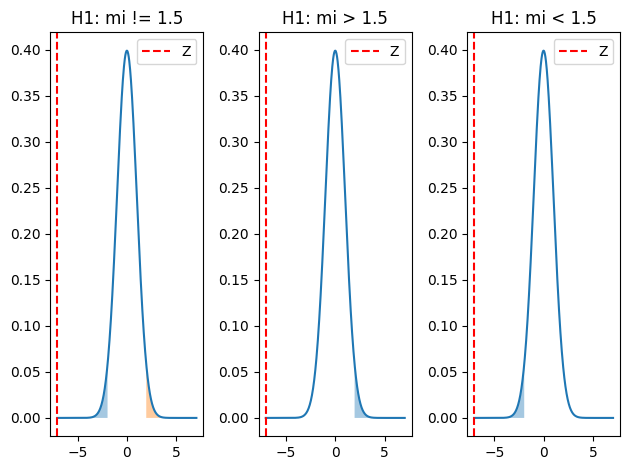
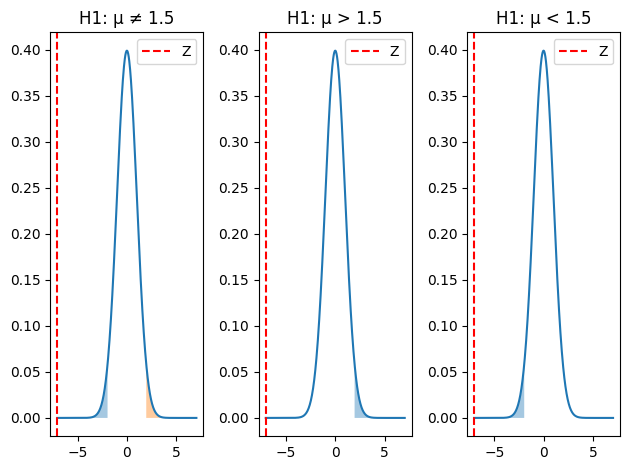
The change to this notebook cell's code, shown as a diff; its figure went from the first image to the second:
--- before
+++ after
@@ -3,5 +3,5 @@
 from scipy.stats import norm
 
-def tesowanie_h0(alpha,sigma,mu0):
+def tesowanie_h0_srednia(alpha,sigma,mu0):
     with open('dane1.txt', 'r', encoding='utf-8') as plik:
         dane = [float(linia) for linia in plik]
@@ -17,5 +17,5 @@
     z_kryt1 = norm.ppf(1 - alpha / 2)
     p_value1 = 2 * (1 - norm.cdf(abs(Z)))
-    print("H1: mi != 1.5")
+    print("H1: μ ≠ 1.5")
     print("Wartość krytyczna:", z_kryt1)
     print("p-value =", p_value1)
@@ -32,5 +32,5 @@
     p_value2 = 1 - norm.cdf(Z)
 
-    print("H1: mi > 1.5")
+    print("H1: μ > 1.5")
     print("Wartość krytyczna:", z_kryt2)
     print("p-value =", p_value2)
@@ -47,5 +47,5 @@
     p_value3 = norm.cdf(Z)
 
-    print("H1: mi < 1.5")
+    print("H1: μ < 1.5")
     print("Wartość krytyczna:", z_kryt3)
     print("p-value =", p_value3)
@@ -55,6 +55,9 @@
     else:
         print("Brak podstaw do odrzucenia H0")
-
-    x = np.linspace(Z, -Z, 500)
+    x=np.zeros
+    if abs(Z)>=4:
+        x = np.linspace(Z, -Z, 500)
+    else:
+        x = np.linspace(4, -4, 500)
     y = norm.pdf(x)
 
@@ -64,5 +67,5 @@
     plt.fill_between(x, 0, y,where=(x >= z_kryt1), alpha=0.4)
     plt.axvline(Z, color='red', linestyle='--', label='Z')
-    plt.title("H1: mi != 1.5")
+    plt.title("H1: μ ≠ 1.5")
     plt.legend()
     plt.subplot(1,3,2)
@@ -70,5 +73,5 @@
     plt.fill_between(x, 0, y,where=(x >= z_kryt1), alpha=0.4)
     plt.axvline(Z, color='red', linestyle='--', label='Z')
-    plt.title("H1: mi > 1.5")
+    plt.title("H1: μ > 1.5")
     plt.legend()
     plt.subplot(1,3,3)
@@ -76,8 +79,8 @@
     plt.fill_between(x, 0, y,where=(x <= -z_kryt1), alpha=0.4)
     plt.axvline(Z, color='red', linestyle='--', label='Z')
-    plt.title("H1: mi < 1.5")
+    plt.title("H1: μ < 1.5")
     plt.legend()
     plt.tight_layout()
     plt.show()
 
-tesowanie_h0(0.05, 0.2, 1.5)
+tesowanie_h0_srednia(0.05, 0.2, 1.5)

Commit: zad2 do drobnych poprawek